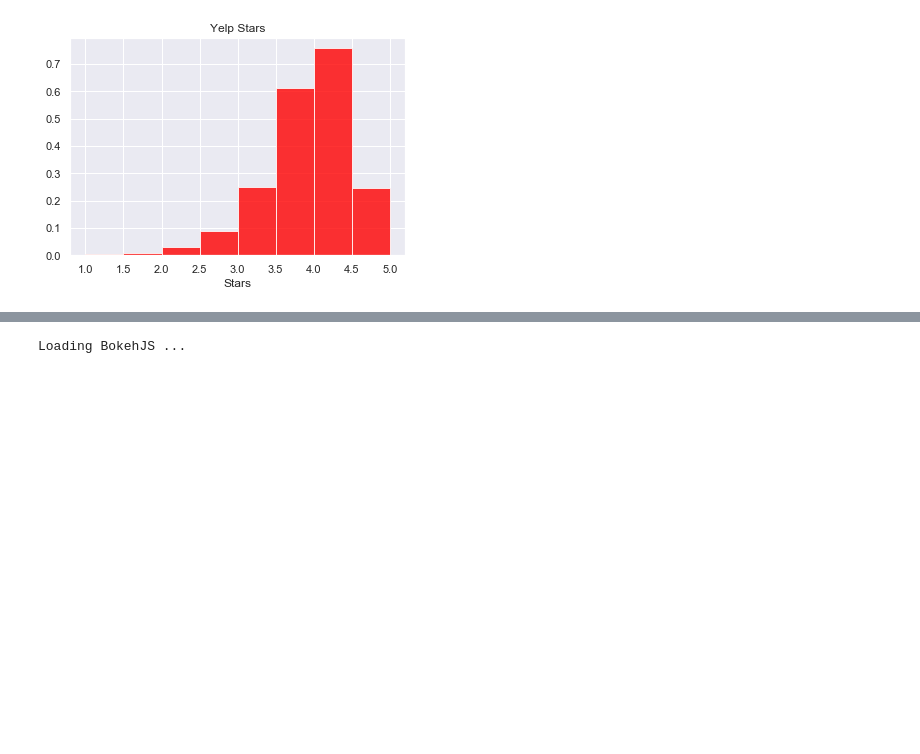
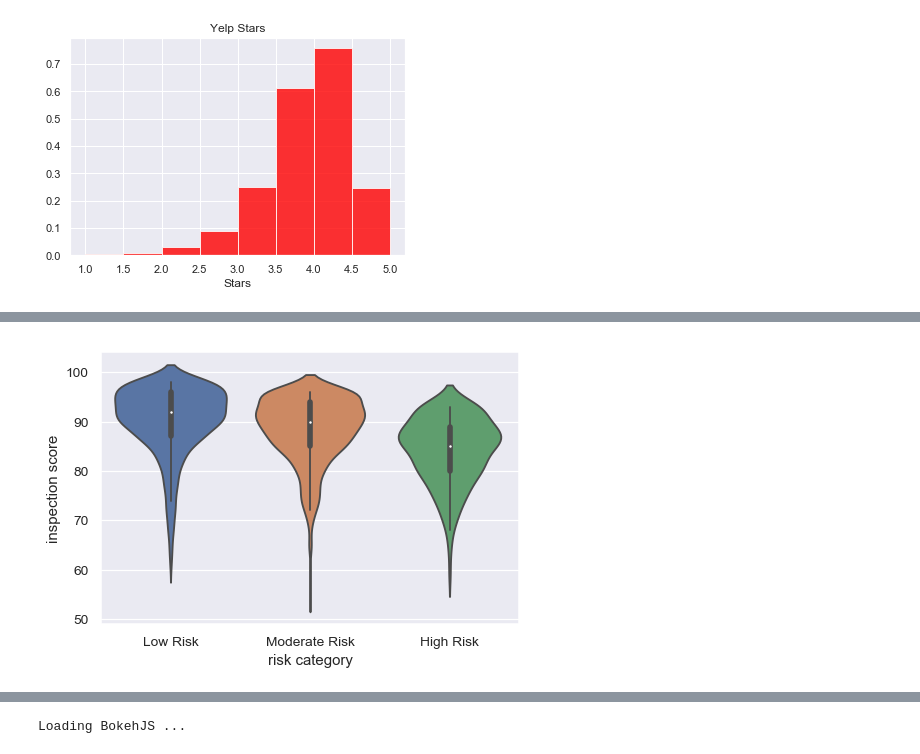
Before and after one commit to ssheridanucsb/SFRP, a Jupyter notebook: SFRP.ipynb, the cells around one changed output, grey strips where cells are left out. Cells and saved outputs as stored; diff of their text form; code cells hidden in the pictures; blank space fills up the shorter version.

```diff
--- a/SFRP.ipynb
+++ b/SFRP.ipynb
@@ -351,0 +398,8 @@ plt.show()
+# %%
+plt.figure(dpi=90)
+sns.violinplot(working_yelp['risk_category'], working_yelp['inspection_score'])
+plt.ylabel('inspection score')
+plt.xlabel('risk category')
+plt.show()
+# %% [output]
+[figure, added]
```
Also changed, not shown: parts of 18 cells of this notebook.
